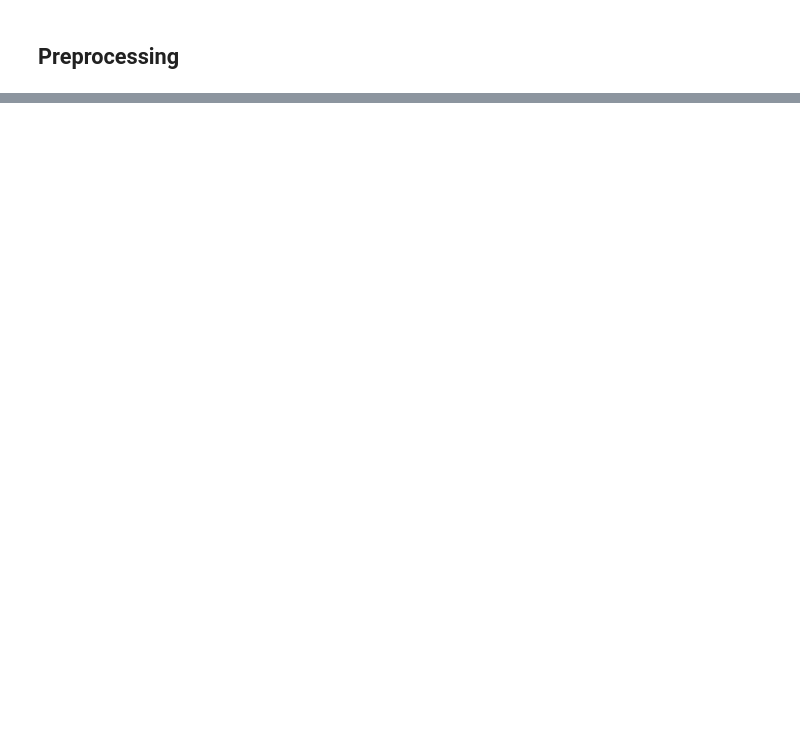
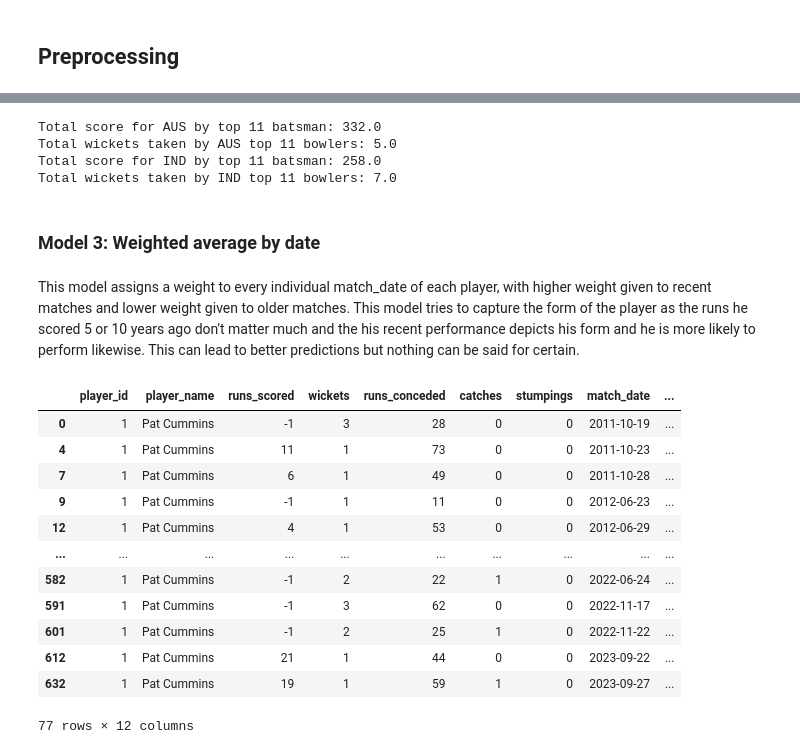
Before and after one commit to nikhil-1e9/AV-Hackathon, a Jupyter notebook: AV_match_prediction.ipynb, the cells around one changed output, grey strips where cells are left out. Cells and saved outputs as stored; diff of their text form; code cells hidden in the pictures; blank space fills up the shorter version.

Commit message:
Added weighted average predictions

```diff
--- a/AV_match_prediction.ipynb
+++ b/AV_match_prediction.ipynb
@@ -181,0 +155,10 @@ sub
+# %%
+# Visualizing wickets taken by each individual bowler
+fig, ax = plt.subplots(6,5, figsize=(20,30))
+ax=ax.flatten()
+
+for i in range(1,31):
+    sns.countplot(data=train[train.player_id==i].sort_values('match_date'), x='wickets', ax=ax[i-1])
+    ax[i-1].set_title(*train[train.player_id==i].player_name.unique())
+plt.suptitle("Distribution of wickets taken by different bowlers", fontsize=20)
+plt.show()
@@ -181,0 +279,7 @@ sub
+# %%
+sanity_check(sub2)
+# %% [output]
+Total score for AUS by top 11 batsman: 332.0
+Total wickets taken by AUS top 11 bowlers: 5.0
+Total score for IND by top 11 batsman: 258.0
+Total wickets taken by IND top 11 bowlers: 7.0
@@ -181,0 +289,22 @@ sub
+# %% [markdown]
+### Model 3: Weighted average by date
+# %% [markdown]
+This model assigns a weight to every individual match_date of each player, with higher weight given to recent matches and lower weight given to older matches. This model tries to capture the form of the player as the runs he scored 5 or 10 years ago don't matter much and the his recent performance depicts his form and he is more likely to perform likewise. This can lead to better predictions but nothing can be said for certain.
+# %%
+weights_df = train[train.player_id==1].sort_values('match_date')
+weights_df['weight'] = [i/len(weights_df) for i in range(1,len(weights_df)+1)]
+weights_df
+# %% [output]
+|  | player_id | player_name | runs_scored | wickets | runs_conceded | catches | stumpings | match_date | ... |
+| 0 | 1 | Pat Cummins | -1 | 3 | 28 | 0 | 0 | 2011-10-19 | ... |
+| 4 | 1 | Pat Cummins | 11 | 1 | 73 | 0 | 0 | 2011-10-23 | ... |
+| 7 | 1 | Pat Cummins | 6 | 1 | 49 | 0 | 0 | 2011-10-28 | ... |
+| 9 | 1 | Pat Cummins | -1 | 1 | 11 | 0 | 0 | 2012-06-23 | ... |
+| 12 | 1 | Pat Cummins | 4 | 1 | 53 | 0 | 0 | 2012-06-29 | ... |
+| ... | ... | ... | ... | ... | ... | ... | ... | ... | ... |
+| 582 | 1 | Pat Cummins | -1 | 2 | 22 | 1 | 0 | 2022-06-24 | ... |
+| 591 | 1 | Pat Cummins | -1 | 3 | 62 | 0 | 0 | 2022-11-17 | ... |
+| 601 | 1 | Pat Cummins | -1 | 2 | 25 | 1 | 0 | 2022-11-22 | ... |
+| 612 | 1 | Pat Cummins | 21 | 1 | 44 | 0 | 0 | 2023-09-22 | ... |
+| 632 | 1 | Pat Cummins | 19 | 1 | 59 | 1 | 0 | 2023-09-27 | ... |
+77 rows × 12 columns
```
Also changed, not shown: parts of 62 cells of this notebook.
